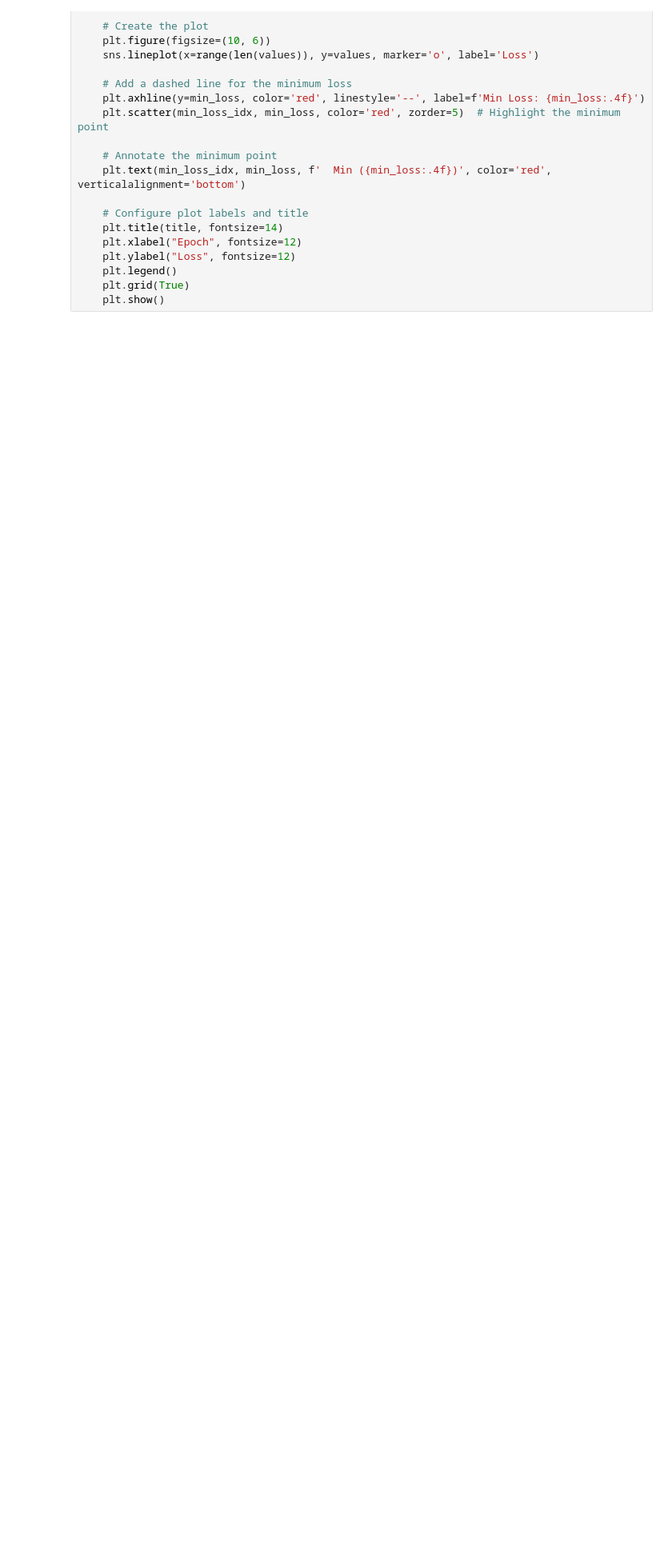
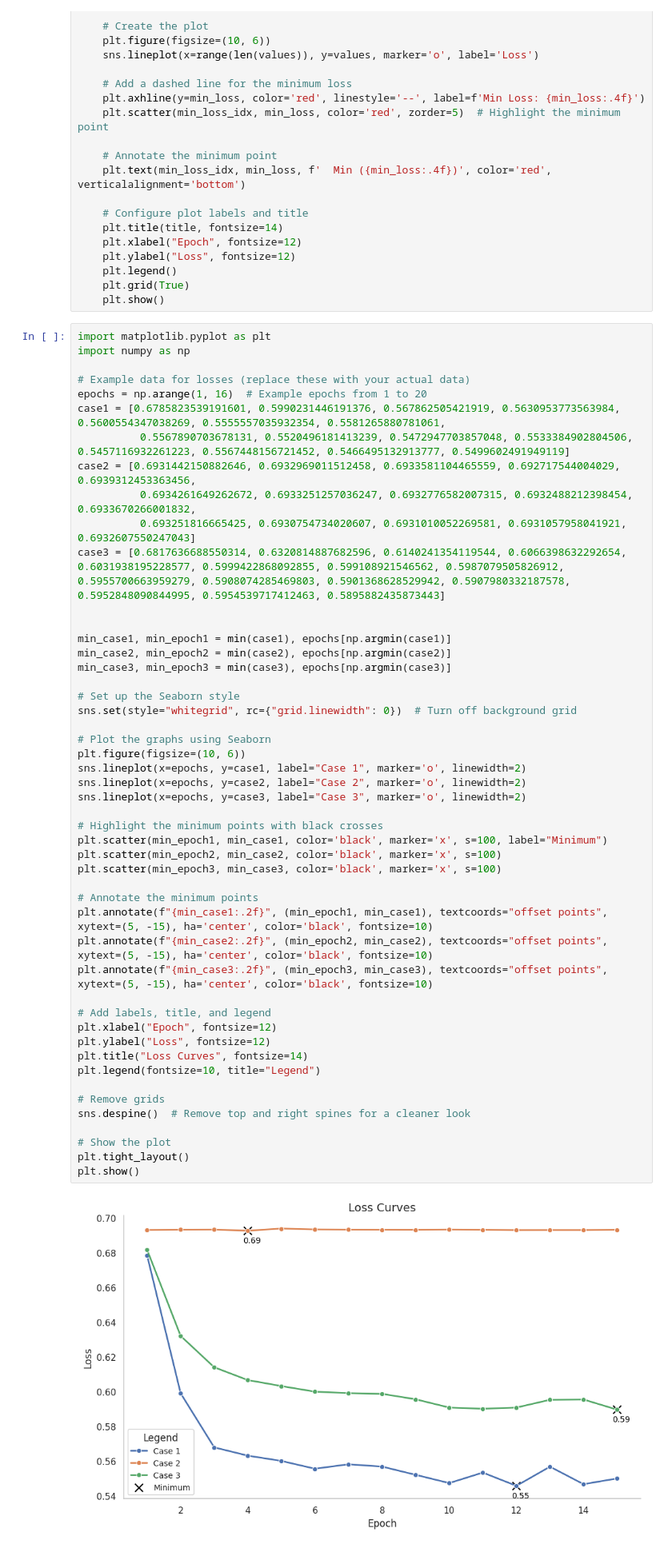
Before and after one commit to SohamVaishnav/TAO-Project, a Jupyter notebook: Extension/plot.ipynb, the cells around one changed output. Shown: that part at 80% size. Drawn from its saved outputs; the diff is of its cells as text; blank space fills up the shorter version.

```diff
--- a/Extension/plot.ipynb
+++ b/Extension/plot.ipynb
@@ -24,6 +24,57 @@ def plot(title, values):
     plt.legend()
     plt.grid(True)
     plt.show()
+# %%
+import matplotlib.pyplot as plt
+import numpy as np
+
+# Example data for losses (replace these with your actual data)
+epochs = np.arange(1, 16)  # Example epochs from 1 to 20
+case1 = [0.6785823539191601, 0.5990231446191376, 0.567862505421919, 0.5630953773563984, 0.5600554347038269, 0.5555557035932354, 0.5581265880781061,
+          0.5567890703678131, 0.5520496181413239, 0.5472947703857048, 0.5533384902804506, 0.5457116932261223, 0.5567448156721452, 0.5466495132913777, 0.5499602491949119]
+case2 = [0.6931442150882646, 0.6932969011512458, 0.6933581104465559, 0.692717544004029, 0.6939312453363456,
+          0.6934261649262672, 0.6933251257036247, 0.6932776582007315, 0.6932488212398454, 0.6933670266001832,
+          0.693251816665425, 0.6930754734020607, 0.6931010052269581, 0.6931057958041921, 0.6932607550247043]
+case3 = [0.6817636688550314, 0.6320814887682596, 0.6140241354119544, 0.6066398632292654, 0.6031938195228577, 0.5999422868092855, 0.599108921546562, 0.5987079505826912, 0.5955700663959279, 0.5908074285469803, 0.5901368628529942, 0.5907980332187578, 0.5952848090844995, 0.5954539717412463, 0.5895882435873443]
+
+
+min_case1, min_epoch1 = min(case1), epochs[np.argmin(case1)]
+min_case2, min_epoch2 = min(case2), epochs[np.argmin(case2)]
+min_case3, min_epoch3 = min(case3), epochs[np.argmin(case3)]
+
+# Set up the Seaborn style
+sns.set(style="whitegrid", rc={"grid.linewidth": 0})  # Turn off background grid
+
+# Plot the graphs using Seaborn
+plt.figure(figsize=(10, 6))
+sns.lineplot(x=epochs, y=case1, label="Case 1", marker='o', linewidth=2)
+sns.lineplot(x=epochs, y=case2, label="Case 2", marker='o', linewidth=2)
+sns.lineplot(x=epochs, y=case3, label="Case 3", marker='o', linewidth=2)
+
+# Highlight the minimum points with black crosses
+plt.scatter(min_epoch1, min_case1, color='black', marker='x', s=100, label="Minimum")
+plt.scatter(min_epoch2, min_case2, color='black', marker='x', s=100)
+plt.scatter(min_epoch3, min_case3, color='black', marker='x', s=100)
+
+# Annotate the minimum points
+plt.annotate(f"{min_case1:.2f}", (min_epoch1, min_case1), textcoords="offset points", xytext=(5, -15), ha='center', color='black', fontsize=10)
+plt.annotate(f"{min_case2:.2f}", (min_epoch2, min_case2), textcoords="offset points", xytext=(5, -15), ha='center', color='black', fontsize=10)
+plt.annotate(f"{min_case3:.2f}", (min_epoch3, min_case3), textcoords="offset points", xytext=(5, -15), ha='center', color='black', fontsize=10)
+
+# Add labels, title, and legend
+plt.xlabel("Epoch", fontsize=12)
+plt.ylabel("Loss", fontsize=12)
+plt.title("Loss Curves", fontsize=14)
+plt.legend(fontsize=10, title="Legend")
+
+# Remove grids
+sns.despine()  # Remove top and right spines for a cleaner look
+
+# Show the plot
+plt.tight_layout()
+plt.show()
+# %% [output]
+[figure, added]
 # %%
 values = [0.6906485557556152, 0.663763701915741, 0.5920018553733826, 0.5762070417404175, 0.5673953890800476, 0.5644884705543518,
           0.5594232678413391, 0.5456050038337708, 0.5547370314598083, 0.5548763275146484, 0.5553215742111206, 0.5483461618423462,
```
Also changed, not shown: parts of 3 cells of this notebook, 35 other files.
